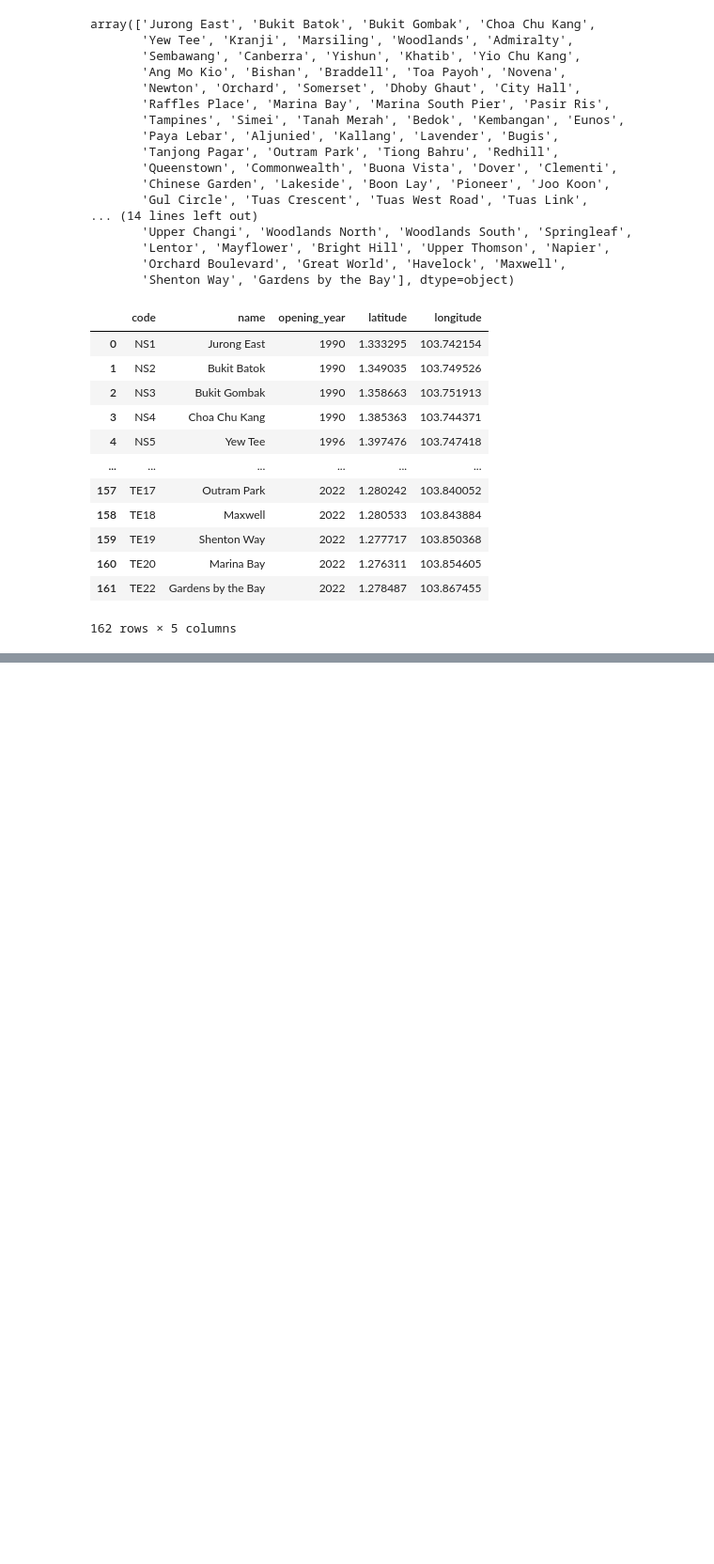
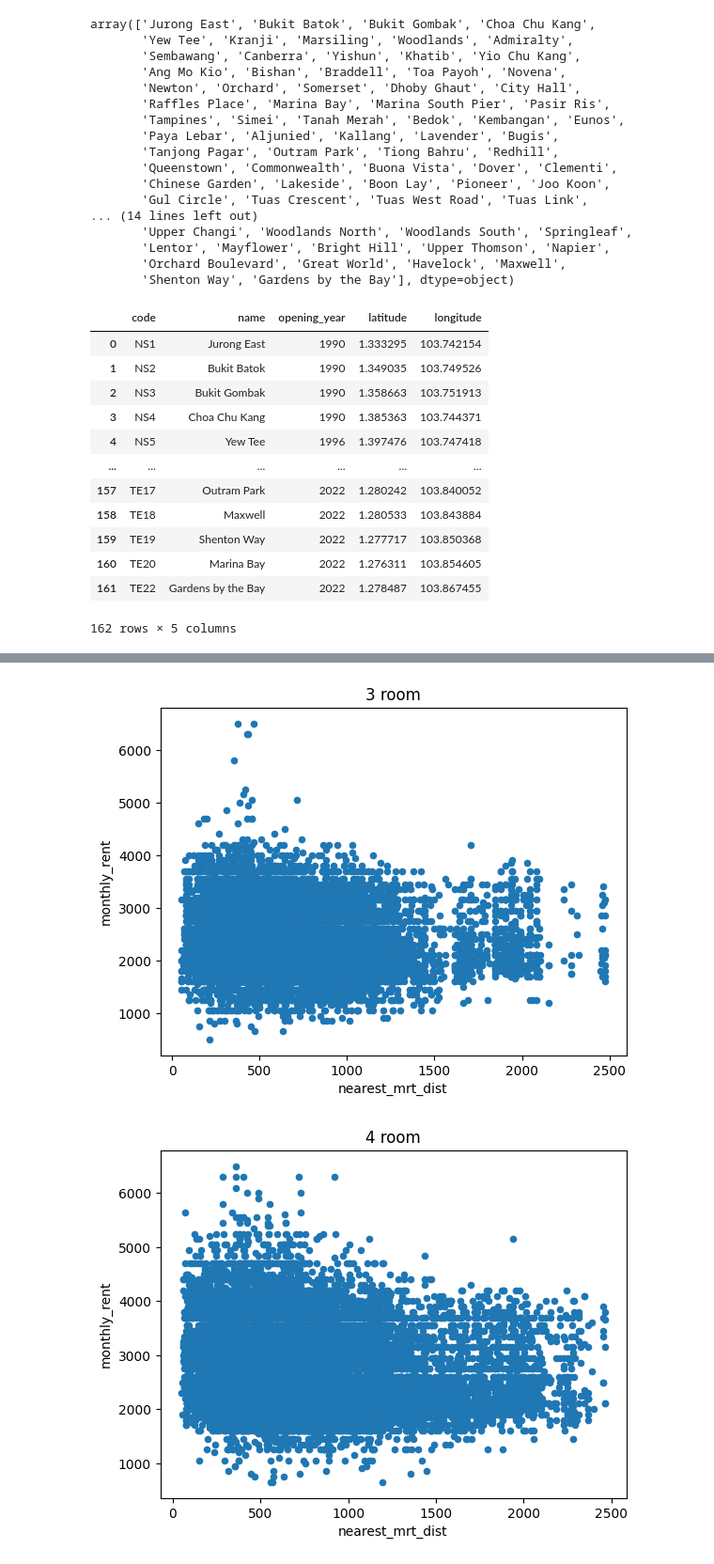
Before and after one commit to cs5228-group-1/cs5228-final-project, a Jupyter notebook: eda_sc.ipynb, the cells around one changed output, grey strips where cells are left out. Shown at 94% size. Saved outputs shown, nothing was run; the diff lists cells and outputs as text; code cells hidden in the pictures; blank space fills up the shorter version.

```diff
--- a/eda_sc.ipynb
+++ b/eda_sc.ipynb
@@ -298,0 +312,12 @@ existing_mrt_df.drop_duplicates()
+# %%
+from preprocessing import distance_to_nearest_place
+
+MRT_DATAFRAME_PATH = "data/auxiliary-data/sg-mrt-existing-stations.csv"
+POSITION_ATTRS = ['latitude', 'longitude']
+mrt_df = pd.read_csv(MRT_DATAFRAME_PATH).drop_duplicates(POSITION_ATTRS)
+train_df[['nearest_mrt_dist', 'nearest_mrt_code']] = \
+    train_df.apply(
+        lambda row: distance_to_nearest_place(row, existing_mrt_df, 'code'),
+        axis=1,
+        result_type="expand"
+)
@@ -298,0 +336,2 @@ existing_mrt_df.drop_duplicates()
+# %%
+train_df['rent_per_sq'] = train_df['monthly_rent'] / train_df['floor_area_sqm']
@@ -298,0 +347,9 @@ existing_mrt_df.drop_duplicates()
+# %%
+flat_types = train_df["flat_type"].unique()
+overall_df = train_df[["flat_type", "nearest_mrt_dist", "monthly_rent"]]
+for ft in flat_types:
+    flat_mrt_rent_df = overall_df[overall_df["flat_type"]==ft]
+    flat_mrt_rent_df.plot.scatter(x="nearest_mrt_dist", y="monthly_rent", title=f"{ft}")
+# %% [output]
+[figure, added]
+[figure, added]
```
Also changed, not shown: parts of 27 cells of this notebook.
